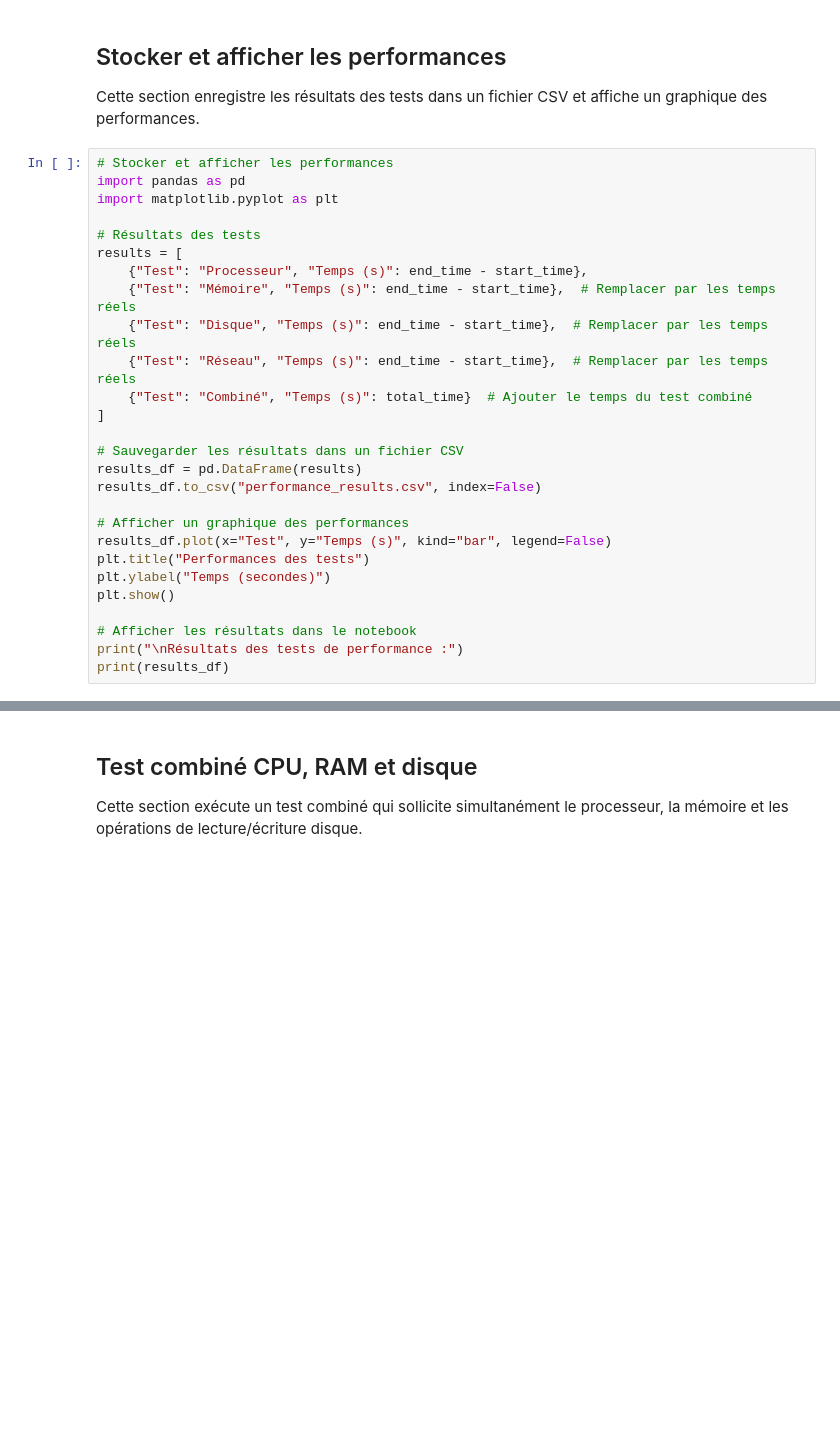
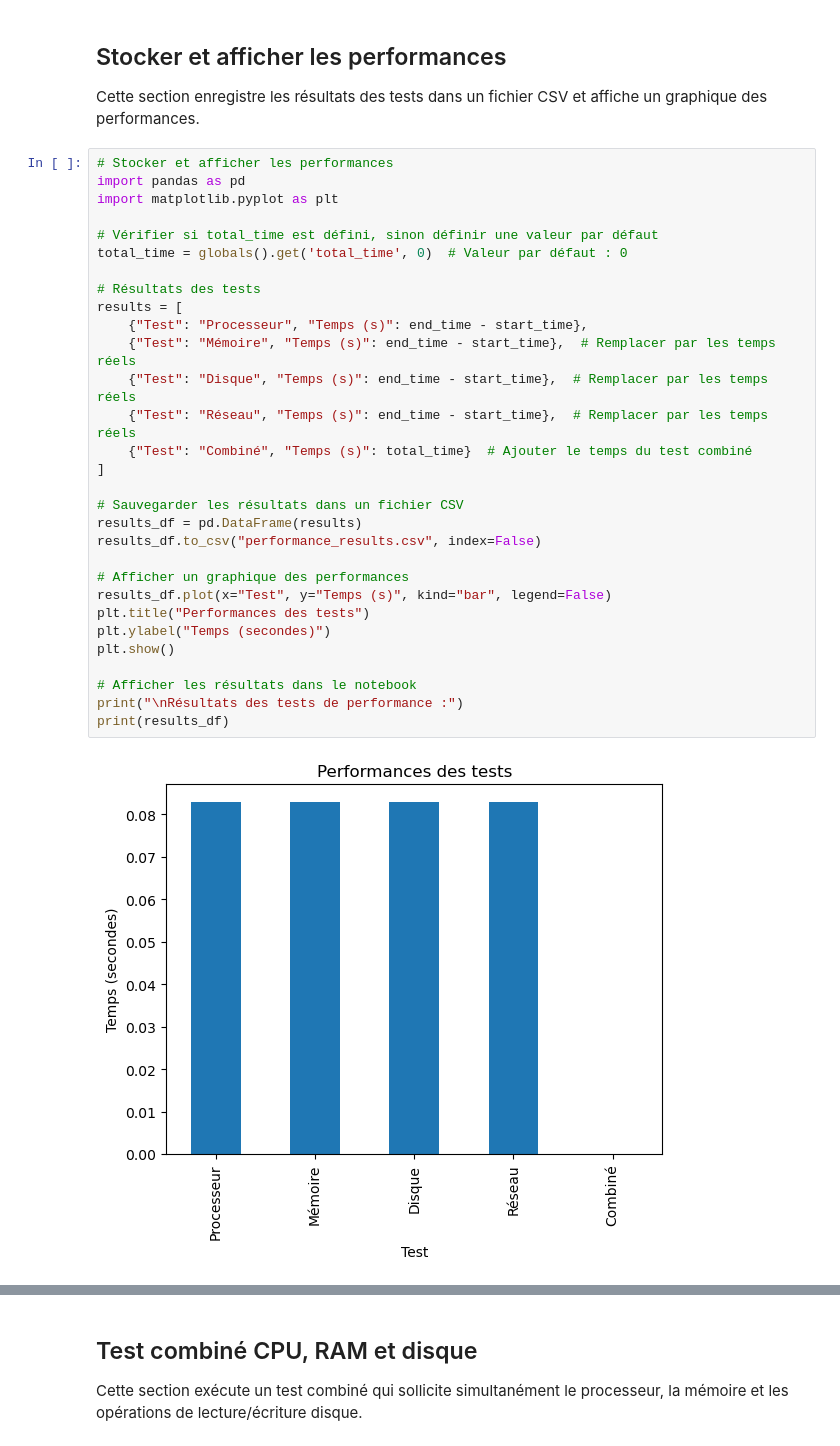
Before and after one commit to musvs34/PocPerf, a Jupyter notebook: performance_test_notebook.ipynb, the cells around one changed output, grey strips where cells are left out. Drawn from its saved outputs; the diff is of its cells as text; blank space fills up the shorter version.

```diff
--- a/performance_test_notebook.ipynb
+++ b/performance_test_notebook.ipynb
@@ -81,27 +81,32 @@ Cette section enregistre les résultats des tests dans un fichier CSV et affiche
 # %%
 # Stocker et afficher les performances
 import pandas as pd
 import matplotlib.pyplot as plt
+
+# Vérifier si total_time est défini, sinon définir une valeur par défaut
+total_time = globals().get('total_time', 0)  # Valeur par défaut : 0
 
 # Résultats des tests
 results = [
     {"Test": "Processeur", "Temps (s)": end_time - start_time},
     {"Test": "Mémoire", "Temps (s)": end_time - start_time},  # Remplacer par les temps réels
     {"Test": "Disque", "Temps (s)": end_time - start_time},  # Remplacer par les temps réels
     {"Test": "Réseau", "Temps (s)": end_time - start_time},  # Remplacer par les temps réels
     {"Test": "Combiné", "Temps (s)": total_time}  # Ajouter le temps du test combiné
 ]
 
 # Sauvegarder les résultats dans un fichier CSV
 results_df = pd.DataFrame(results)
 results_df.to_csv("performance_results.csv", index=False)
 
 # Afficher un graphique des performances
 results_df.plot(x="Test", y="Temps (s)", kind="bar", legend=False)
 plt.title("Performances des tests")
 plt.ylabel("Temps (secondes)")
 plt.show()
 
 # Afficher les résultats dans le notebook
 print("\nRésultats des tests de performance :")
 print(results_df)
+# %% [output]
+[figure, added]
```
Also changed, not shown: parts of 9 cells of this notebook, 10 other files.
